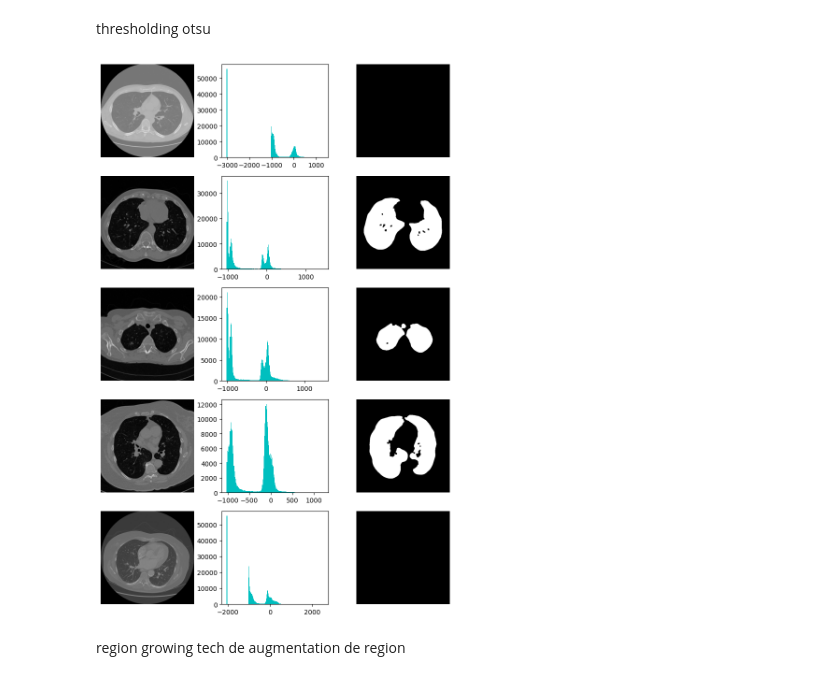
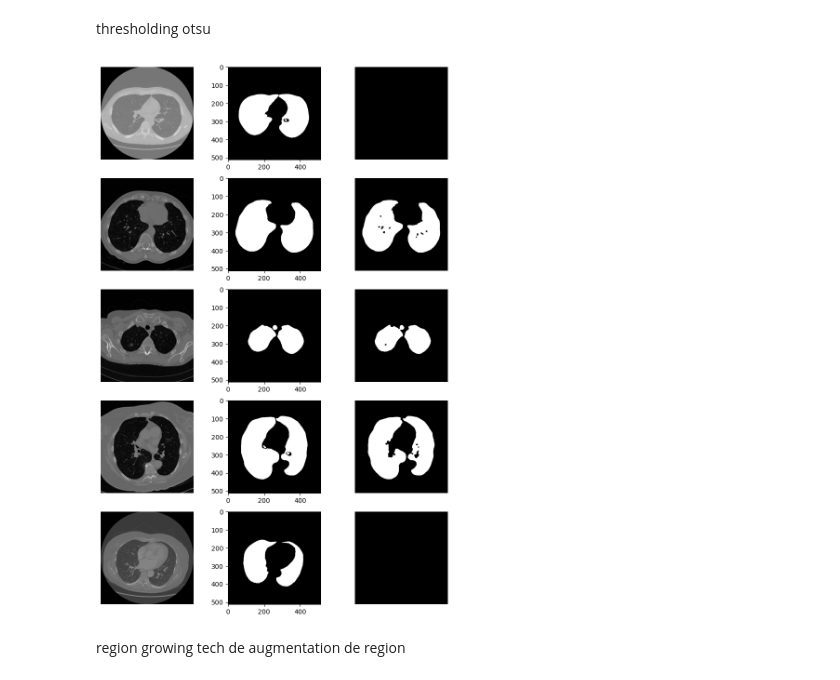
Before and after one commit to marnissiahmed/lung-cancer-AI-base-web-solution, a Jupyter notebook: segmentation method _traditionnel.ipynb, the cells around one changed output. Drawn from its saved outputs; the diff is of its cells as text; code cells hidden in the pictures.

```diff
--- a/segmentation method _traditionnel.ipynb
+++ b/segmentation method _traditionnel.ipynb
@@ -13,27 +13,29 @@ import os
 thresholding otsu
 # %%
 path = "D:/fin_de_etude/data/dataset_2d/"
+mask_path="D:/fin_de_etude/data/masks/"
 lis = os.listdir(path)
+msk_li =os.listdir(mask_path)
 fig, ax = plt.subplots(5, 3, figsize=(10, 15))
 for i in range(5):
     img = np.load(os.path.join(path,lis[i]))
-
+    mask = np.load(os.path.join(mask_path,msk_li[i]))
+    truth_mask = mask>1
     smooth = gaussian(img, sigma=1.0)
     t = threshold_otsu(smooth)
     mask = smooth<t
     cleaned_mask = remove_small_objects(mask.astype(bool), min_size=500)
     cleaned_mask = binary_closing(cleaned_mask, selem=np.ones((5,5)))
     cleaned_mask = clear_border(cleaned_mask)
     ax[i,0].imshow(img,cmap="gray")
     ax[i,0].axis("off")
-    ax[i,1].hist(img.flatten(), bins=180, color='c')
-
+    ax[i,1].imshow(truth_mask,cmap="gray")
 
     ax[i,2].imshow(cleaned_mask,cmap="gray")
     ax[i,2].axis("off")
 plt.show()
 # %% [output]
-[figure, old version]
+[figure, new version]
 # %% [markdown]
 region growing
 tech de augmentation de region
```
Also changed, not shown: parts of 2 cells of this notebook.
